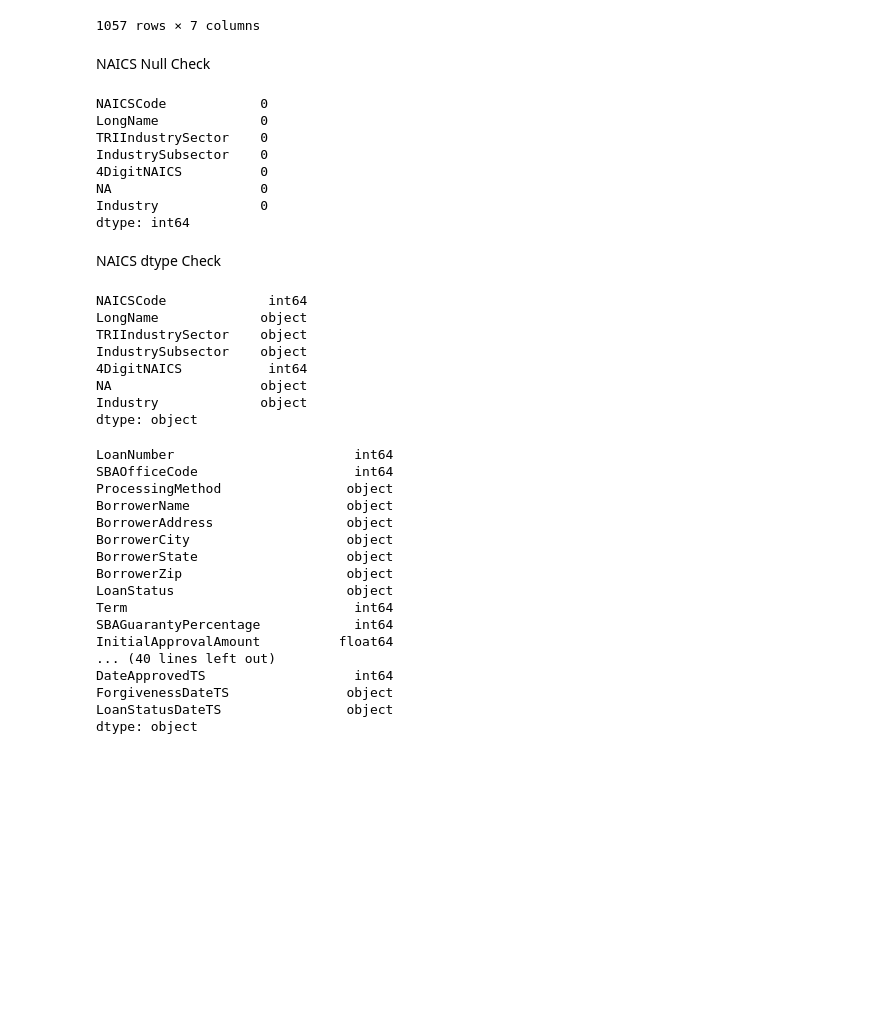
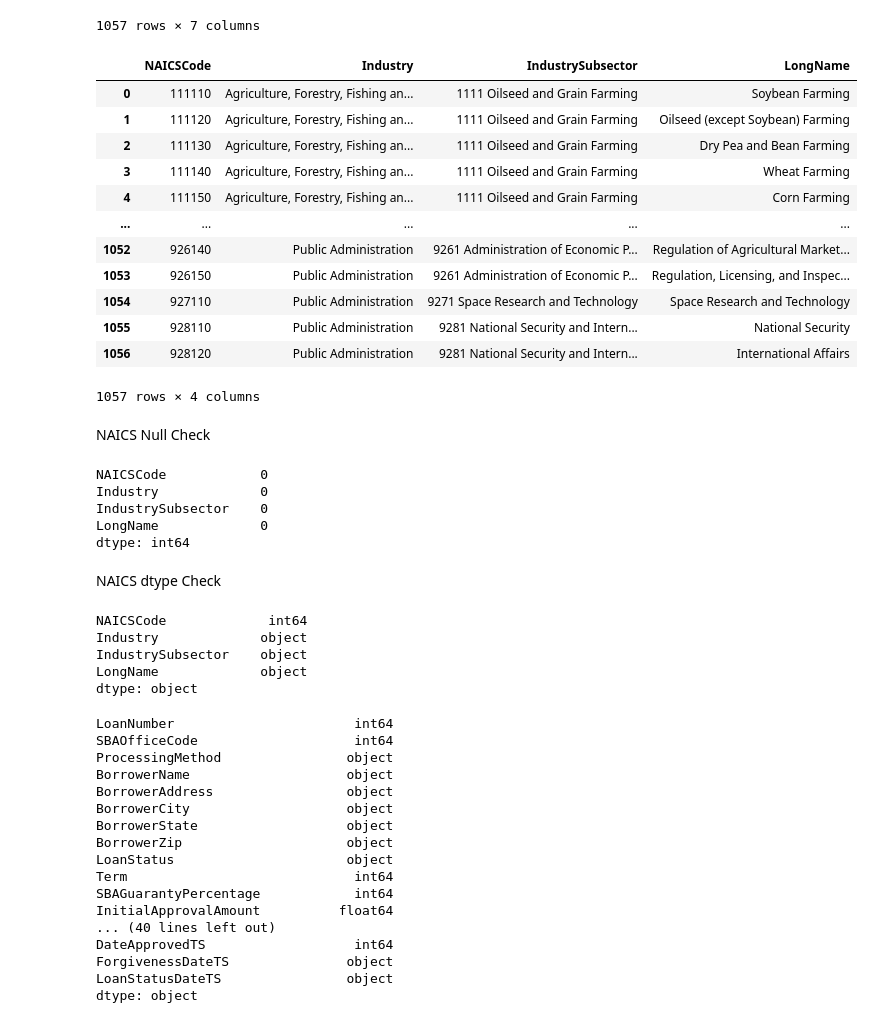
Before and after one commit to cspence001/mapdata_finalization_notebooks, a Jupyter notebook: main_label_pipe23.ipynb, the cells around one changed output. Saved outputs shown, nothing was run; the diff lists cells and outputs as text; code cells hidden in the pictures; blank space fills up the shorter version.

Commit message:
NAICS refactor

```diff
--- a/main_label_pipe23.ipynb
+++ b/main_label_pipe23.ipynb
@@ -453,8 +442,8 @@ naics_full
 # %% [markdown]
 Merging NAICS frames on NA to acquire Industry Name
 # %%
-naics_full = naics_full.merge(naics_ind, on ="NA", how="left")
-naics_full
+naics_comb = naics_full.merge(naics_ind, on ="NA", how="left")
+naics_comb
 # %% [output]
 |  | NAICSCode | LongName | TRIIndustrySector | IndustrySubsector | 4DigitNAICS | NA | Industry |
 | 0 | 111110 | Soybean Farming | 999 Other | 1111 Oilseed and Grain Farming | 1111 | 11 | Agriculture, Forestry, Fishing an... |
@@ -469,31 +458,43 @@ naics_full
 | 1055 | 928110 | National Security | 999 Other | 9281 National Security and Intern... | 9281 | 92 | Public Administration |
 | 1056 | 928120 | International Affairs | 999 Other | 9281 National Security and Intern... | 9281 | 92 | Public Administration |
 1057 rows × 7 columns
+# %%
+cols = ["NAICSCode","Industry","IndustrySubsector","LongName"]
+naics_final = naics_comb[cols]
+naics_final
+# %% [output]
+|  | NAICSCode | Industry | IndustrySubsector | LongName |
+| 0 | 111110 | Agriculture, Forestry, Fishing an... | 1111 Oilseed and Grain Farming | Soybean Farming |
+| 1 | 111120 | Agriculture, Forestry, Fishing an... | 1111 Oilseed and Grain Farming | Oilseed (except Soybean) Farming |
+| 2 | 111130 | Agriculture, Forestry, Fishing an... | 1111 Oilseed and Grain Farming | Dry Pea and Bean Farming |
+| 3 | 111140 | Agriculture, Forestry, Fishing an... | 1111 Oilseed and Grain Farming | Wheat Farming |
+| 4 | 111150 | Agriculture, Forestry, Fishing an... | 1111 Oilseed and Grain Farming | Corn Farming |
+| ... | ... | ... | ... | ... |
+| 1052 | 926140 | Public Administration | 9261 Administration of Economic P... | Regulation of Agricultural Market... |
+| 1053 | 926150 | Public Administration | 9261 Administration of Economic P... | Regulation, Licensing, and Inspec... |
+| 1054 | 927110 | Public Administration | 9271 Space Research and Technology | Space Research and Technology |
+| 1055 | 928110 | Public Administration | 9281 National Security and Intern... | National Security |
+| 1056 | 928120 | Public Administration | 9281 National Security and Intern... | International Affairs |
+1057 rows × 4 columns
 # %% [markdown]
 NAICS Null Check
 # %%
-print(naics_full.isnull().sum())
+print(naics_final.isnull().sum())
 # %% [output]
 NAICSCode            0
+Industry             0
+IndustrySubsector    0
 LongName             0
-TRIIndustrySector    0
-IndustrySubsector    0
-4DigitNAICS          0
-NA                   0
-Industry             0
 dtype: int64
 # %% [markdown]
 NAICS dtype Check
 # %%
-naics_full.dtypes
+naics_final.dtypes
 # %% [output]
 NAICSCode             int64
+Industry             object
+IndustrySubsector    object
 LongName             object
-TRIIndustrySector    object
-IndustrySubsector    object
-4DigitNAICS           int64
-NA                   object
-Industry             object
 dtype: object
 # %%
 ppp_df_23.dtypes
```
Also changed, not shown: parts of 16 cells of this notebook, 2 other files.
